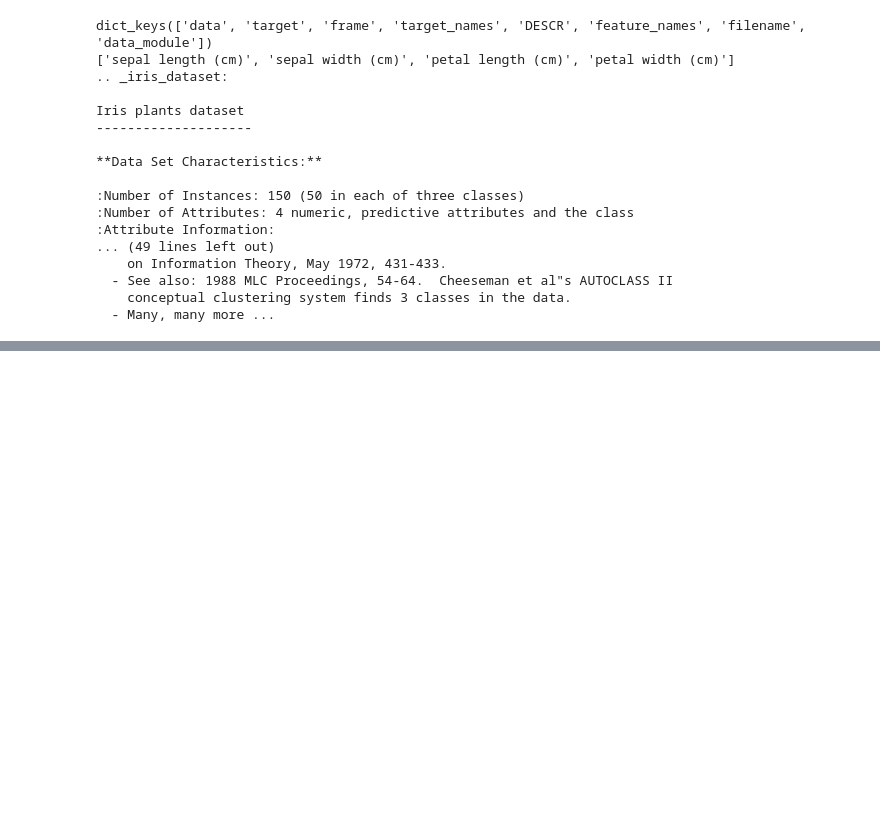
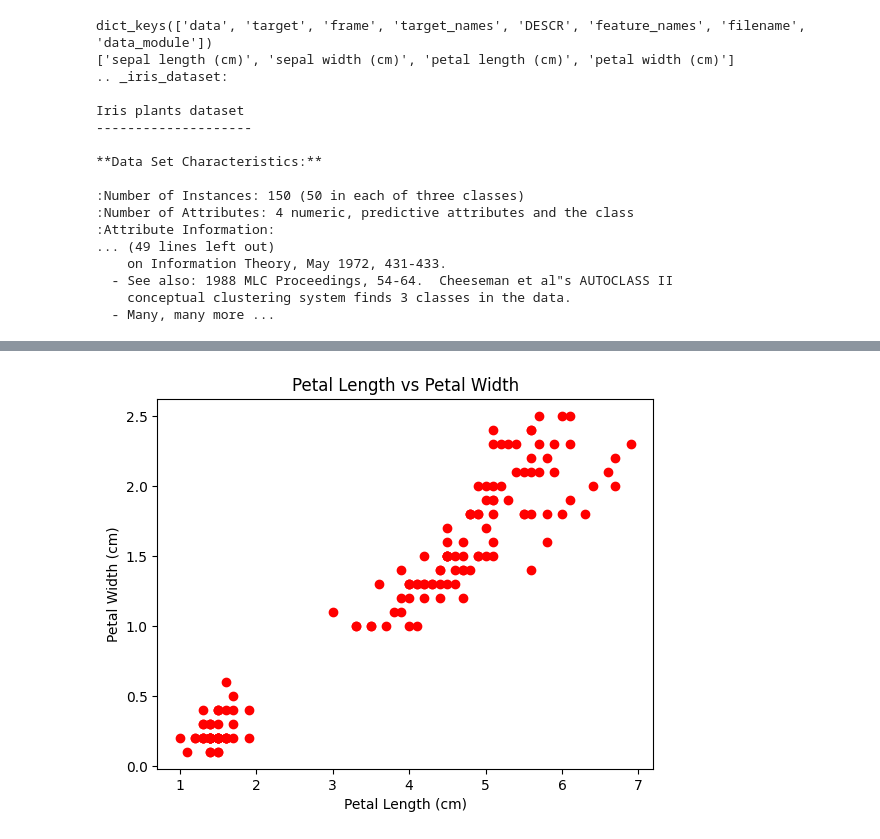
Before and after one commit to SaiKoushik1825/Machine-Learning, a Jupyter notebook: MLlab.ipynb, the cells around one changed output, grey strips where cells are left out. Saved outputs shown, nothing was run; the diff lists cells and outputs as text; code cells hidden in the pictures; blank space fills up the shorter version.

```diff
--- a/MLlab.ipynb
+++ b/MLlab.ipynb
@@ -56,0 +152,9 @@ dtype: int64
+# %%
+#12)
+plt.scatter(df1['petal length (cm)'], df1['petal width (cm)'], c='red')
+plt.xlabel('Petal Length (cm)')
+plt.ylabel('Petal Width (cm)')
+plt.title('Petal Length vs Petal Width')
+plt.show()
+# %% [output]
+[figure, added]
```
Also changed, not shown: parts of 30 cells of this notebook.
